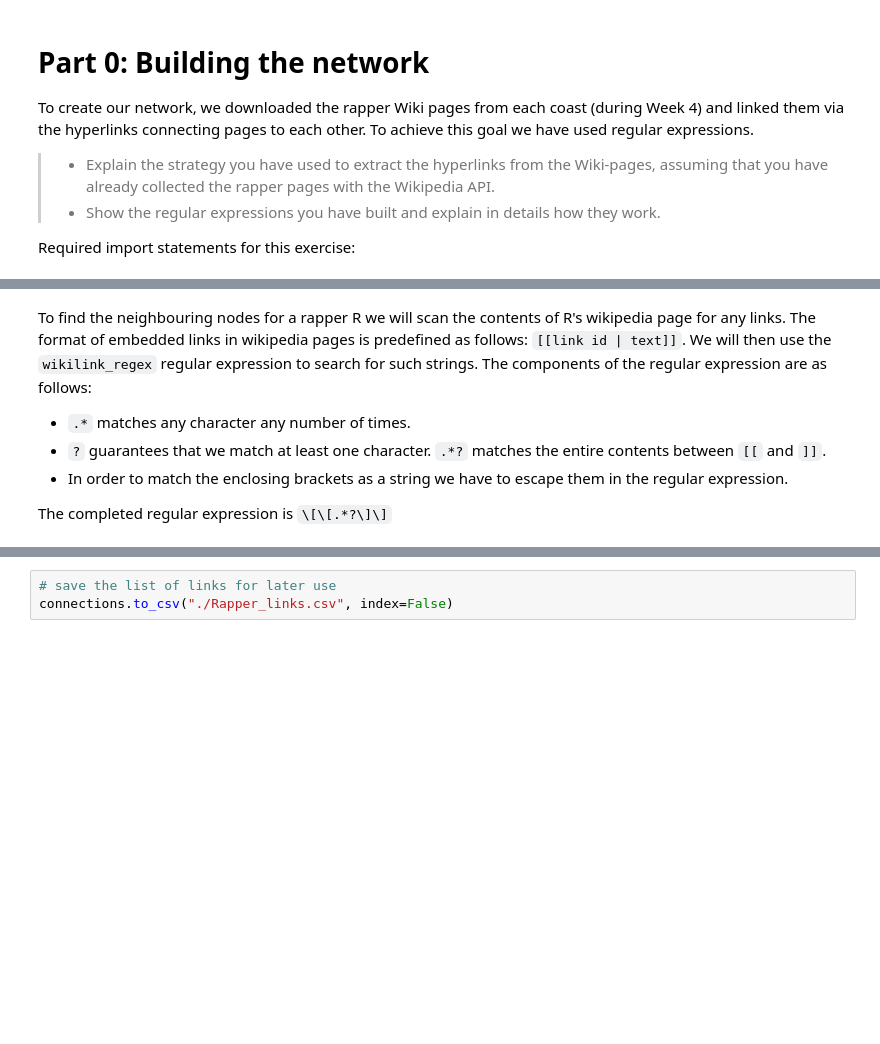
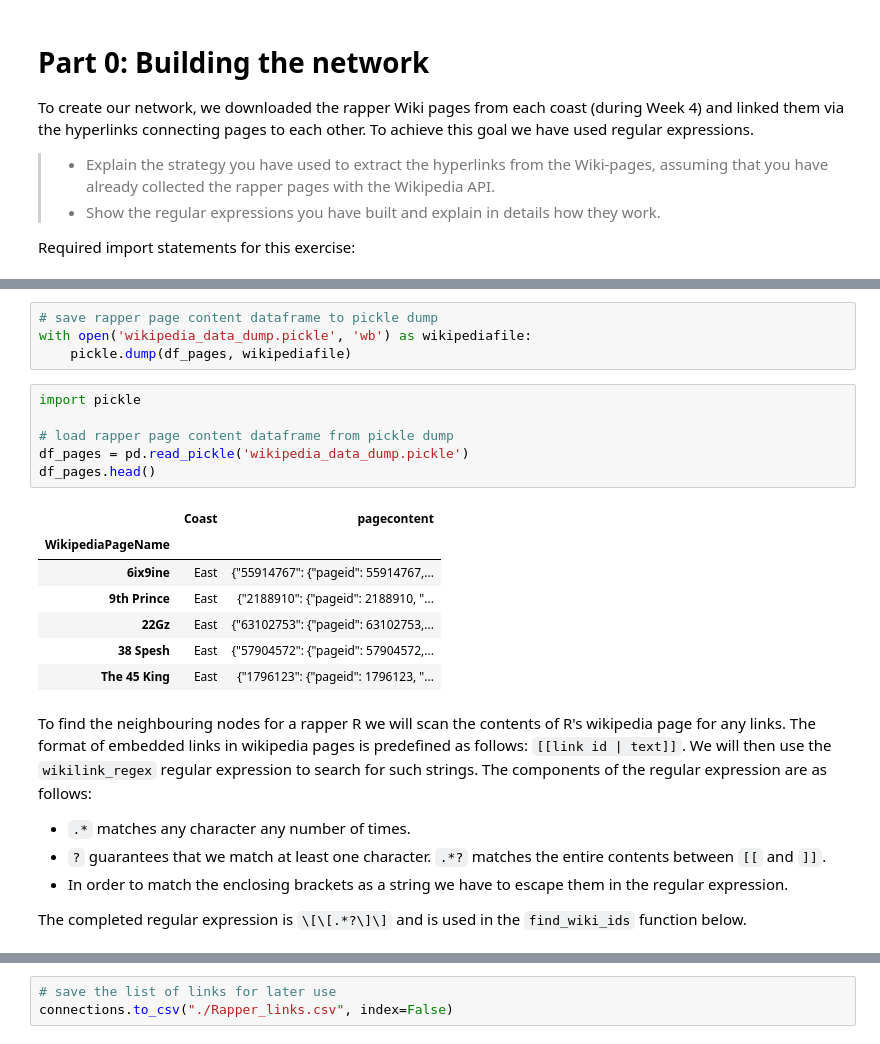
Before and after one commit to andste97/socialgraphs2023f-project, a Jupyter notebook: assignments/Assignment2.ipynb, the cells around one changed output, grey strips where cells are left out. Drawn from its saved outputs; the diff is of its cells as text; blank space fills up the shorter version.

Commit message:
merge data fetching

```diff
--- a/assignments/Assignment2.ipynb
+++ b/assignments/Assignment2.ipynb
@@ -67,10 +118,28 @@ def fetch_wikipage(title):
+# %%
+# save rapper page content dataframe to pickle dump
+with open('wikipedia_data_dump.pickle', 'wb') as wikipediafile:
+    pickle.dump(df_pages, wikipediafile)
+# %%
+import pickle
+
+# load rapper page content dataframe from pickle dump
+df_pages = pd.read_pickle('wikipedia_data_dump.pickle')
+df_pages.head()
+# %% [output]
+|  | Coast | pagecontent |
+| WikipediaPageName |  |  |
+| 6ix9ine | East | {"55914767": {"pageid": 55914767,... |
+| 9th Prince | East | {"2188910": {"pageid": 2188910, "... |
+| 22Gz | East | {"63102753": {"pageid": 63102753,... |
+| 38 Spesh | East | {"57904572": {"pageid": 57904572,... |
+| The 45 King | East | {"1796123": {"pageid": 1796123, "... |
 # %% [markdown]
 To find the neighbouring nodes for a rapper R we will scan the contents of R's wikipedia page for any links. The format of embedded links in wikipedia pages is predefined as follows: `[[link id | text]]`. We will then use the `wikilink_regex` regular expression to search for such strings. The components of the regular expression are as follows:
  - `.*` matches any character any number of times.
  - `?` guarantees that we match at least one character. `.*?` matches the entire contents between `[[` and `]]`.
  - In order to match the enclosing brackets as a string we have to escape them in the regular expression.
 
-The completed regular expression is `\[\[.*?\]\]`
+The completed regular expression is `\[\[.*?\]\]` and is used in the `find_wiki_ids` function below.
 # %%
 wikilink_regex = r'\[\[.*?\]\]'
 df_rappers = pd.read_csv("./Rappers.csv")
```
Also changed, not shown: parts of 29 cells of this notebook, 2 other files.
